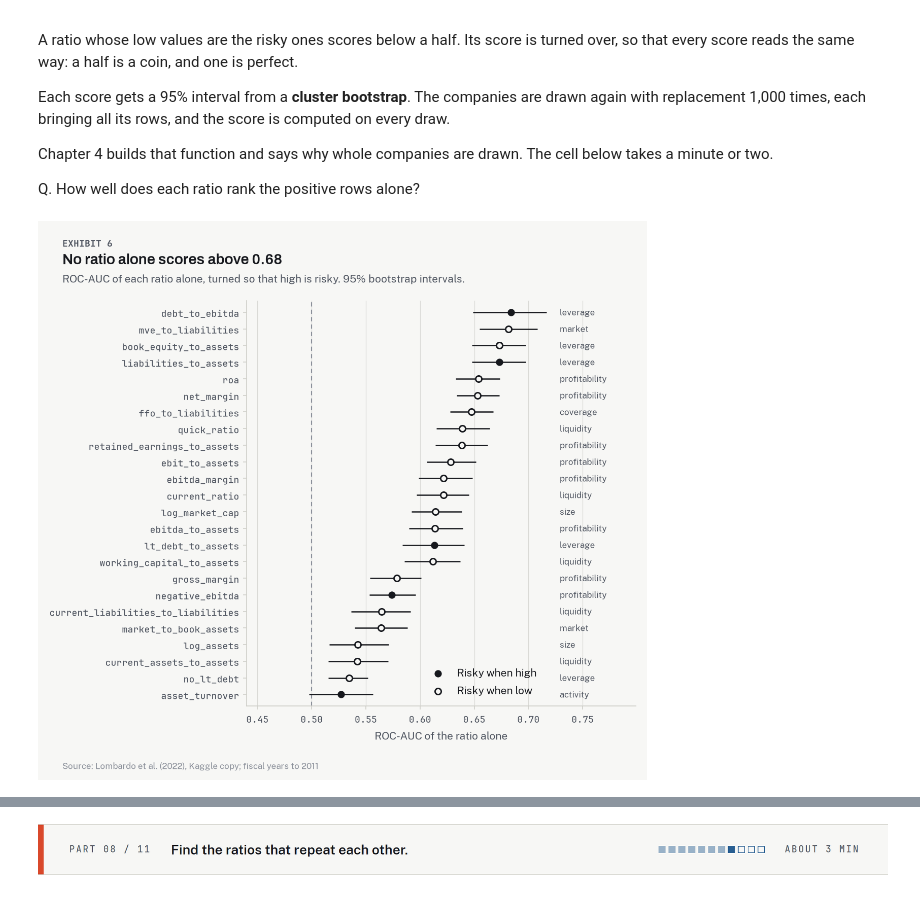
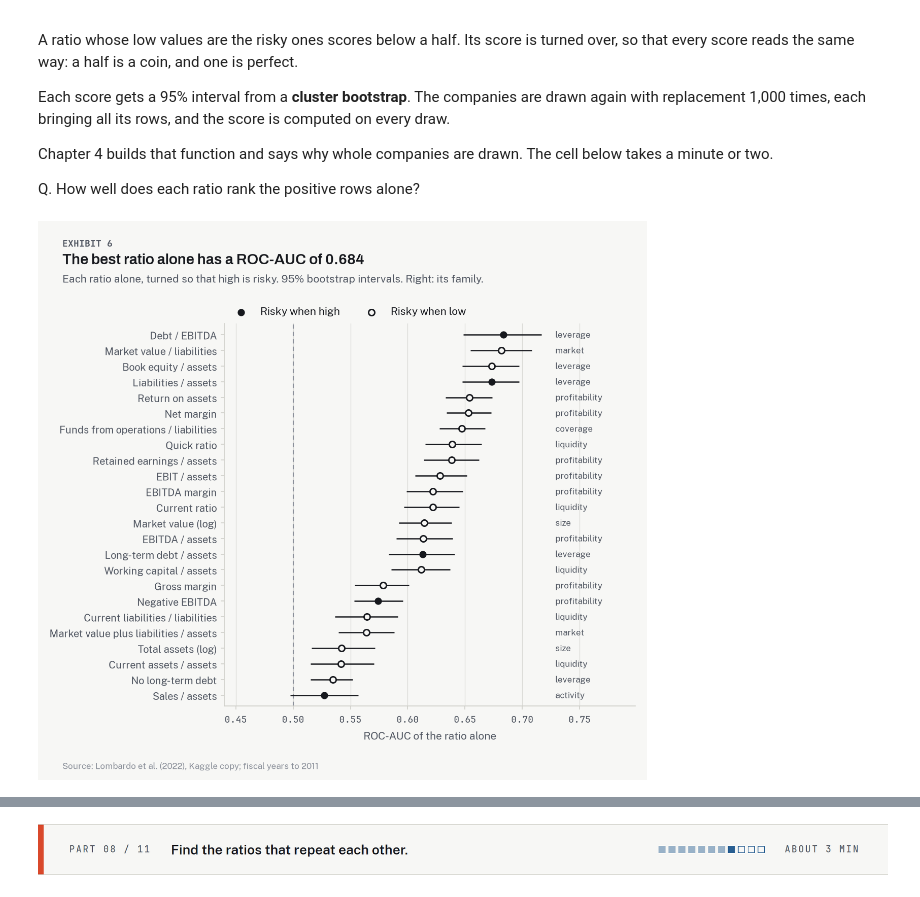
Before and after one commit to lenamonj/corp-default, a Jupyter notebook: notebooks/03_the_signal.ipynb, the cells around one changed output, grey strips where cells are left out. Drawn from its saved outputs; the diff is of its cells as text; code cells hidden in the pictures.

```diff
--- a/notebooks/03_the_signal.ipynb
+++ b/notebooks/03_the_signal.ipynb
@@ -404,7 +404,8 @@ def ecdf(values: pd.Series) -> tuple[np.ndarray, np.ndarray]:
 
 
 # The largest distance between the two curves of a ratio.
-gaps = pd.Series({name: ks_2samp(positive[name], negative[name]).statistic for name in SHOWN})
+tests = {name: ks_2samp(positive[name], negative[name]) for name in SHOWN}
+gaps = pd.Series({name: test.statistic for name, test in tests.items()})
 halfway = positive["liabilities_to_assets"].median()
 above = dev.loc[dev["liabilities_to_assets"] > halfway, "target"]
 
@@ -422,8 +423,13 @@ for ax, (name, log_ticks) in zip(axes.flat, SHOWN.items()):
     if log_ticks:
         viz.log_axis(ax)
         ax.set_xticks(log_ticks)
+    else:
+        ax.xaxis.set_major_locator(MaxNLocator(4))
+    at = tests[name].statistic_location
+    ax.vlines(at, (positive[name] <= at).mean(), (negative[name] <= at).mean(), color=viz.INK,
+              linewidth=1.6, zorder=4)  # fmt: skip
     ax.set_xlim(*dev[name].quantile(FRAME))
-    ax.set_title(name)
+    ax.set_title(viz.label(name, short=True) + (" (log)" if log_ticks else ""))
     ax.text(0.96, 0.07, f"gap {gaps[name]:.2f}", transform=ax.transAxes, ha="right", size=8.5,
             color=viz.SLATE)  # fmt: skip
 axes[0, 0].set_ylim(0, 1)
@@ -431,8 +437,8 @@ axes[0, 0].yaxis.set_major_formatter(PercentFormatter(1.0, decimals=0))
 axes[0, 1].legend(loc="upper left")
 viz.exhibit(
     fig,
-    f"The widest gap between the outcomes is {gaps.max():.2f}, on {gaps.idxmax()}",
-    "Share of rows at or below each value. Gap: the largest distance between the two curves.",
+    f"No ratio separates the outcomes: the widest gap between the curves is {gaps.max():.2f}",
+    "Share of rows at or below each value. Black bar: the largest distance between the two curves.",
     DEV_SOURCE,
 )
 # %% [output]
@@ -496,7 +503,13 @@ PATH_LEGEND = [
 ]
 
 
-def draw_paths(paths: pd.DataFrame, others: pd.DataFrame, columns: list[str], nrows: int):
+def draw_paths(
+    paths: pd.DataFrame,
+    others: pd.DataFrame,
+    columns: list[str],
+    nrows: int,
+    titles: dict | None = None,
+):
     """Median and middle half of each column along the path, over the same for the other companies."""
     along = paths.groupby("years_to_final")[columns].quantile(QUARTILES).unstack()
     level = others[columns].quantile(QUARTILES)
@@ -508,12 +521,15 @@ def draw_paths(paths: pd.DataFrame, others: pd.DataFrame, columns: list[str], nr
         ax.axhspan(level.loc[0.25, name], level.loc[0.75, name], color=viz.SURVIVED, alpha=0.1,
                    linewidth=0)  # fmt: skip
         ax.axhline(level.loc[0.5, name], color=viz.SURVIVED, linewidth=1.4, linestyle=(0, (4, 3)))
-        ax.fill_between(-low.index, low, high, color=viz.FAILED, alpha=0.16, linewidth=0)
+        # The failed band is an outline with a faint fill, so the two bands stay apart where they cross.
+        ax.fill_between(-low.index, low, high, color=viz.FAILED, alpha=0.07, linewidth=0)
+        for edge in (low, high):
+            ax.plot(-edge.index, edge, color=viz.FAILED, linewidth=0.8, alpha=0.55)
         ax.plot(-middle.index, middle, color=viz.FAILED, marker="o", markersize=3.5, linewidth=1.6)
-        ax.set_title(name)
+        ax.set_title(titles[name] if titles else viz.label(name, short=True))
         ax.set_xticks(range(-YEARS_BACK, 1, 2))
-    for ax in axes.flat[-(len(columns) // nrows) :]:
-        ax.set_xlabel("Years to the last filing")
+    # One label serves the row: every panel shares the axis.
+    axes.flat[-(len(columns) // nrows)].set_xlabel("Years to the last filing", loc="left")
     axes.flat[0].legend(handles=PATH_LEGEND, loc="upper left")
     return fig, along.xs(0.5, axis=1, level=1), level
 
@@ -665,7 +681,7 @@ for ax, name in zip(axes.flat, STUDY):
     ax.axhline(base, color=viz.MIST, linewidth=1, linestyle=(0, (4, 3)))
     ax.errorbar(table.index, table["rate"], yerr=bars(table), fmt="o", color=viz.FAILED,
                 markersize=3.5, linewidth=1)  # fmt: skip
-    ax.set_title(name)
+    ax.set_title(viz.label(name, short=True))
     if name in turning:
         ax.text(0.96, 0.9, "TURNS", transform=ax.transAxes, ha="right", size=8, weight=600)
     ax.set_xticks([1, 4, 7, 10])
@@ -677,7 +693,7 @@ for ax in axes[-1]:
 viz.exhibit(
     fig,
     f"The most levered fifth fails at {top_rate:.1%}, the rest at {rest_rate:.1%}",
-    "Two-year failure rate by decile of each ratio, 95% Wilson intervals. Dashed: the base rate.",
+    "Rate by decile, 95% Wilson intervals. Dashed: base rate. TURNS: the curve changes direction.",
     DEV_SOURCE,
 )
 # %% [output]
@@ -958,38 +975,38 @@ assert np.isclose(alone.loc["roa", "auc"], 1 - roc_auc_score(dev["target"], dev[
 every_row = alone.loc[[name for name in alone.index if dev[name].notna().all()]]
 store.put("n_boot", N_BOOT)
 store.put("best_auc", alone["auc"].max())
 store.put("best_name", alone.index[-1])
 store.put("best_every_row_auc", every_row["auc"].max())
 store.put("best_every_row_name", every_row.index[-1])
 store.put("leverage_auc", alone.loc["liabilities_to_assets", "auc"])
 store.put("turnover_auc", alone.loc["asset_turnover", "auc"])
 
 fig, ax = plt.subplots(figsize=(viz.EXHIBIT_WIDTH_IN, 6.0))
 place = np.arange(len(alone))
 high_is_risky = (alone["risky when"] == "high").to_numpy()
 ax.axvline(0.5, color=viz.MIST, linewidth=1, linestyle=(0, (4, 3)))
 ax.hlines(place, alone["low"], alone["high"], color=viz.INK, linewidth=1.2)
 ax.scatter(alone["auc"][high_is_risky], place[high_is_risky], s=34, color=viz.INK, zorder=3,
            label="Risky when high")  # fmt: skip
 ax.scatter(alone["auc"][~high_is_risky], place[~high_is_risky], s=34, facecolor=viz.SHEET,
            edgecolor=viz.INK, linewidth=1.4, zorder=3, label="Risky when low")  # fmt: skip
 edge = alone["high"].max() + 0.012
 for y, name in zip(place, alone.index):
     ax.text(edge, y, FAMILY_OF[name], va="center", size=8, color=viz.SLATE)
-ax.set_yticks(place, alone.index)
+ax.set_yticks(place, [viz.label(name) for name in alone.index])
 ax.set_xlim(0.44, edge + 0.07)
 ax.set_ylim(-0.7, len(alone) - 0.3)
 ax.grid(axis="y", visible=False)
 ax.set_xlabel("ROC-AUC of the ratio alone")
-ax.legend(loc="lower right", bbox_to_anchor=(0.77, 0.0))
+ax.legend(loc="lower left", bbox_to_anchor=(0, 1), ncols=2, borderaxespad=0.2)
 viz.exhibit(
     fig,
-    f"No ratio alone scores above {alone['auc'].max():.2f}",
-    "ROC-AUC of each ratio alone, turned so that high is risky. 95% bootstrap intervals.",
+    f"The best ratio alone has a ROC-AUC of {alone['auc'].max():.3f}",
+    "Each ratio alone, turned so that high is risky. 95% bootstrap intervals. Right: its family.",
     DEV_SOURCE,
 )
 # %% [output]
-[figure, old version]
+[figure, new version]
 # %% [markdown]
 **Reading.** In Exhibit 6 leverage and market value lead, profitability and liquidity follow, and size and the asset mix trail.
 The best, `debt_to_ebitda`, scores 0.684 on the rows where it exists, and `mve_to_liabilities` scores 0.682 on every row.
```
Also changed, not shown: parts of 28 cells of this notebook, 4 other files.
